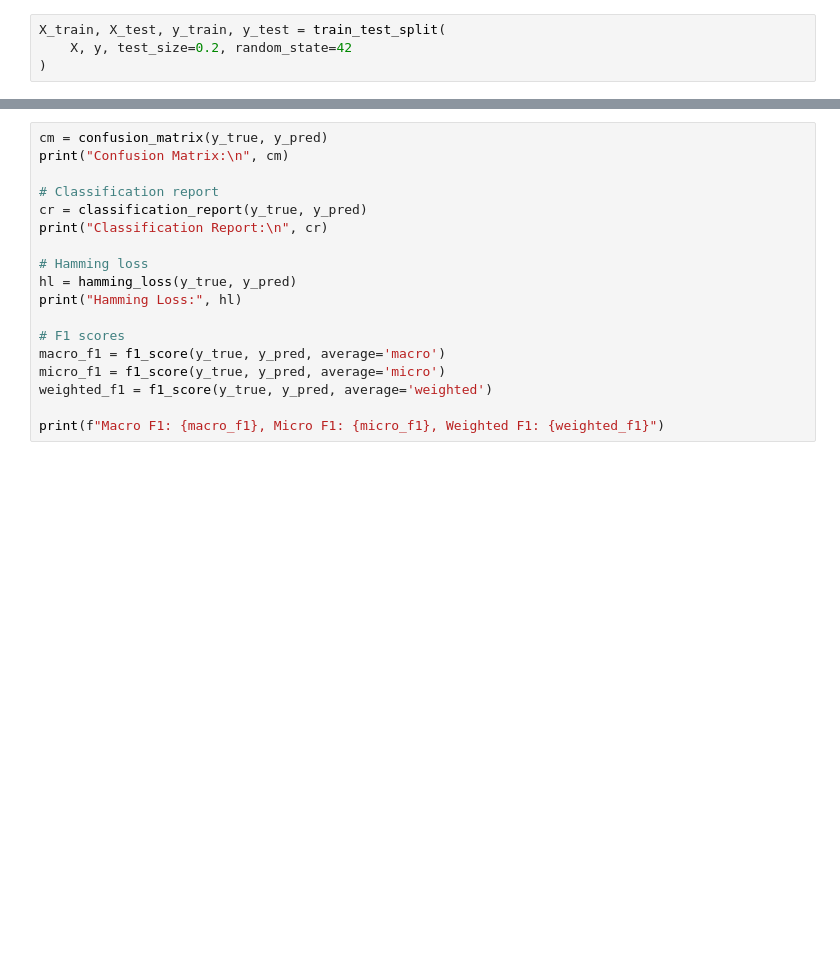
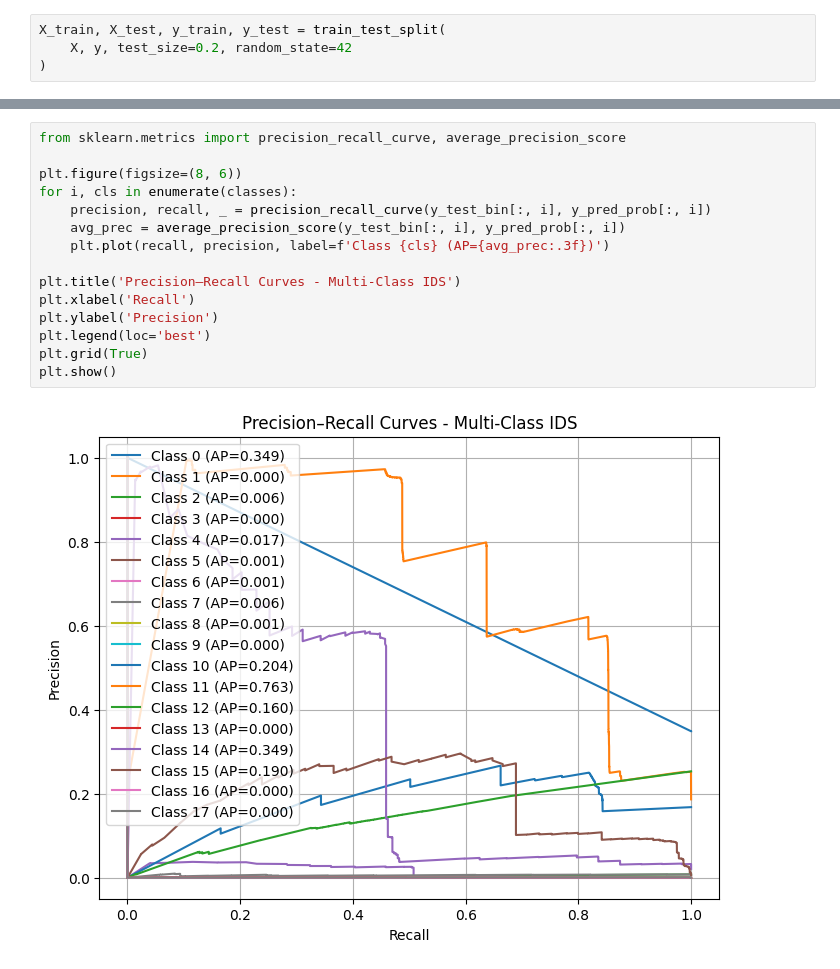
Before and after one commit to nihcas2015/Intrusion-Detection-using-TabNet, a Jupyter notebook: Main.ipynb, the cells around one changed output, grey strips where cells are left out. Cells and saved outputs as stored; diff of their text form; blank space fills up the shorter version.

```diff
--- a/Main.ipynb
+++ b/Main.ipynb
@@ -391,18 +698,17 @@ plt.show()
-# %%
-cm = confusion_matrix(y_true, y_pred)
-print("Confusion Matrix:\n", cm)
-
-# Classification report
-cr = classification_report(y_true, y_pred)
-print("Classification Report:\n", cr)
-
-# Hamming loss
-hl = hamming_loss(y_true, y_pred)
-print("Hamming Loss:", hl)
-
-# F1 scores
-macro_f1 = f1_score(y_true, y_pred, average='macro')
-micro_f1 = f1_score(y_true, y_pred, average='micro')
-weighted_f1 = f1_score(y_true, y_pred, average='weighted')
-
-print(f"Macro F1: {macro_f1}, Micro F1: {micro_f1}, Weighted F1: {weighted_f1}")
+# %%
+from sklearn.metrics import precision_recall_curve, average_precision_score
+
+plt.figure(figsize=(8, 6))
+for i, cls in enumerate(classes):
+    precision, recall, _ = precision_recall_curve(y_test_bin[:, i], y_pred_prob[:, i])
+    avg_prec = average_precision_score(y_test_bin[:, i], y_pred_prob[:, i])
+    plt.plot(recall, precision, label=f'Class {cls} (AP={avg_prec:.3f})')
+
+plt.title('Precision–Recall Curves - Multi-Class IDS')
+plt.xlabel('Recall')
+plt.ylabel('Precision')
+plt.legend(loc='best')
+plt.grid(True)
+plt.show()
+# %% [output]
+[figure, added]
```
Also changed, not shown: parts of 33 cells of this notebook.
